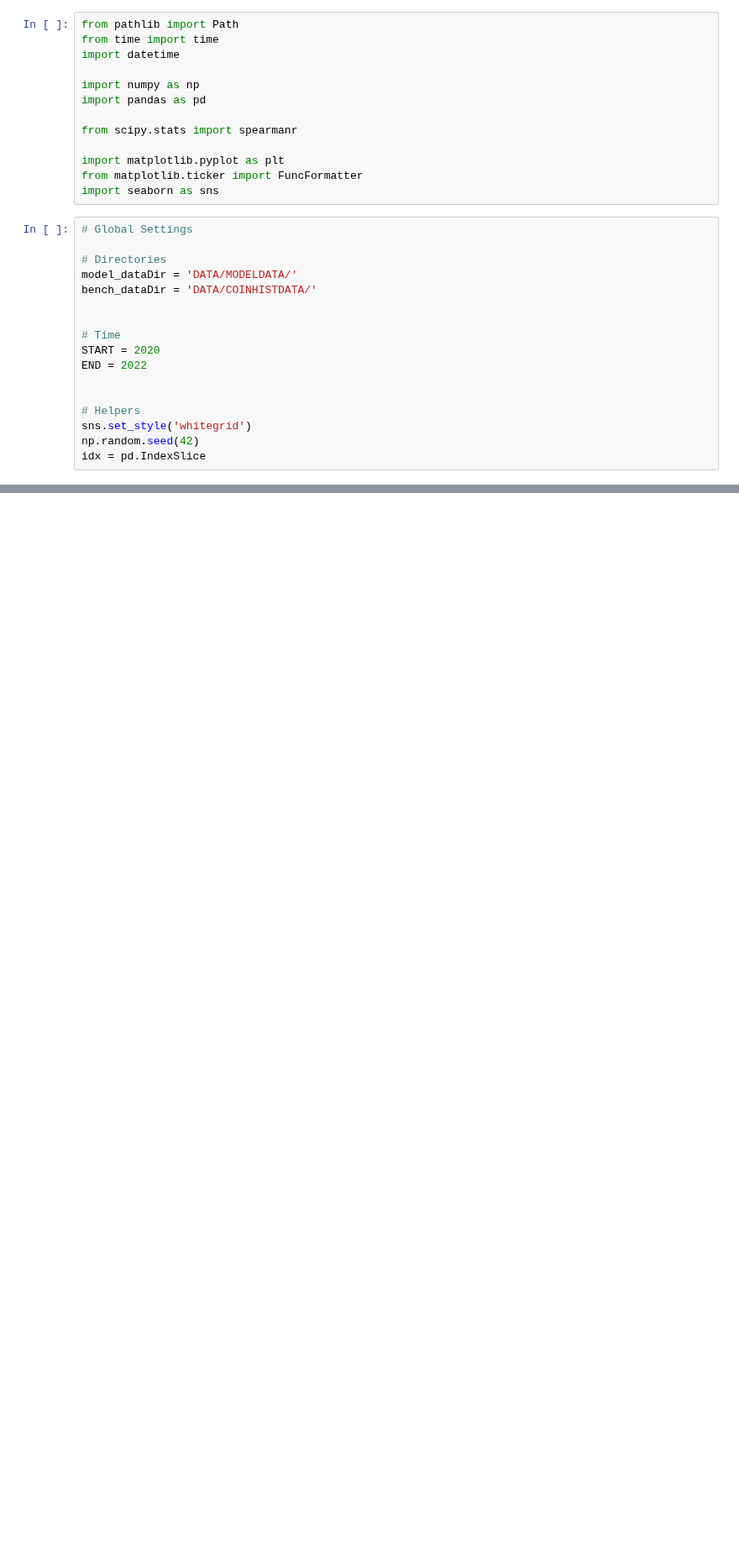
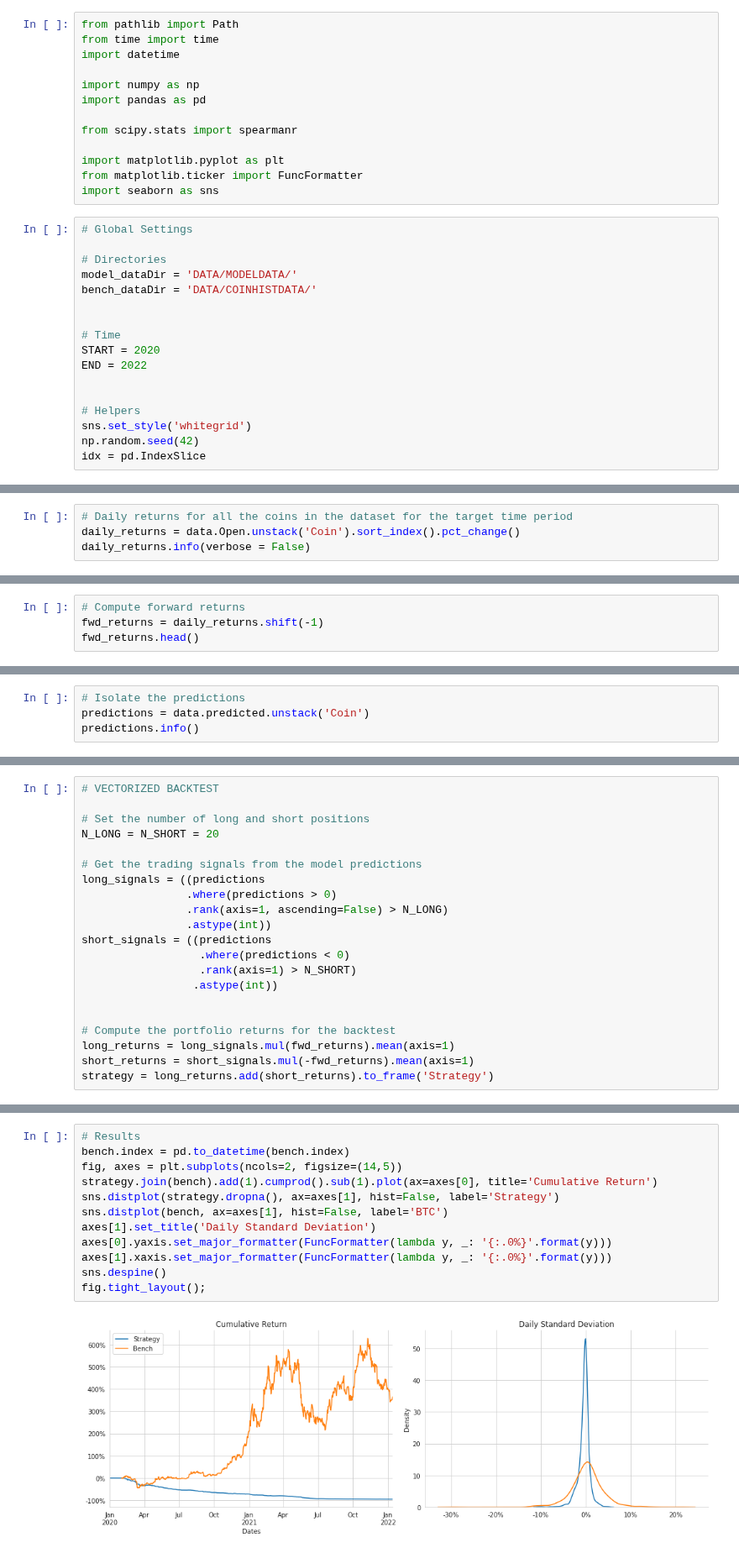
Before and after one commit to carlos-carlos/ML-Class-capstone-project, a Jupyter notebook: Step8_Backtest.ipynb, the cells around one changed output, grey strips where cells are left out. Shown at 84% size. Cells and saved outputs as stored; diff of their text form; blank space fills up the shorter version.

Commit message:
- completed vectorized backtest.

```diff
--- a/Step8_Backtest.ipynb
+++ b/Step8_Backtest.ipynb
@@ -115,0 +129,4 @@ data.head()
+# %%
+# Daily returns for all the coins in the dataset for the target time period
+daily_returns = data.Open.unstack('Coin').sort_index().pct_change()
+daily_returns.info(verbose = False)
@@ -115,0 +150,4 @@ data.head()
+# %%
+# Compute forward returns
+fwd_returns = daily_returns.shift(-1)
+fwd_returns.head()
@@ -115,0 +163,4 @@ data.head()
+# %%
+# Isolate the predictions
+predictions = data.predicted.unstack('Coin')
+predictions.info()
@@ -115,0 +207,21 @@ data.head()
+# %%
+# VECTORIZED BACKTEST
+
+# Set the number of long and short positions
+N_LONG = N_SHORT = 20
+
+# Get the trading signals from the model predictions
+long_signals = ((predictions
+                .where(predictions > 0)
+                .rank(axis=1, ascending=False) > N_LONG)
+                .astype(int))
+short_signals = ((predictions
+                  .where(predictions < 0)
+                  .rank(axis=1) > N_SHORT)
+                 .astype(int))
+
+
+# Compute the portfolio returns for the backtest
+long_returns = long_signals.mul(fwd_returns).mean(axis=1)
+short_returns = short_signals.mul(-fwd_returns).mean(axis=1)
+strategy = long_returns.add(short_returns).to_frame('Strategy')
@@ -116 +238,15 @@ data.head()
+# %%
+# Results
+bench.index = pd.to_datetime(bench.index)
+fig, axes = plt.subplots(ncols=2, figsize=(14,5))
+strategy.join(bench).add(1).cumprod().sub(1).plot(ax=axes[0], title='Cumulative Return')
+sns.distplot(strategy.dropna(), ax=axes[1], hist=False, label='Strategy')
+sns.distplot(bench, ax=axes[1], hist=False, label='BTC')
+axes[1].set_title('Daily Standard Deviation')
+axes[0].yaxis.set_major_formatter(FuncFormatter(lambda y, _: '{:.0%}'.format(y)))
+axes[1].xaxis.set_major_formatter(FuncFormatter(lambda y, _: '{:.0%}'.format(y)))
+sns.despine()
+fig.tight_layout();
+# %% [output]
+[figure, added]
 # %%
```
Also changed, not shown: parts of 21 cells of this notebook.
